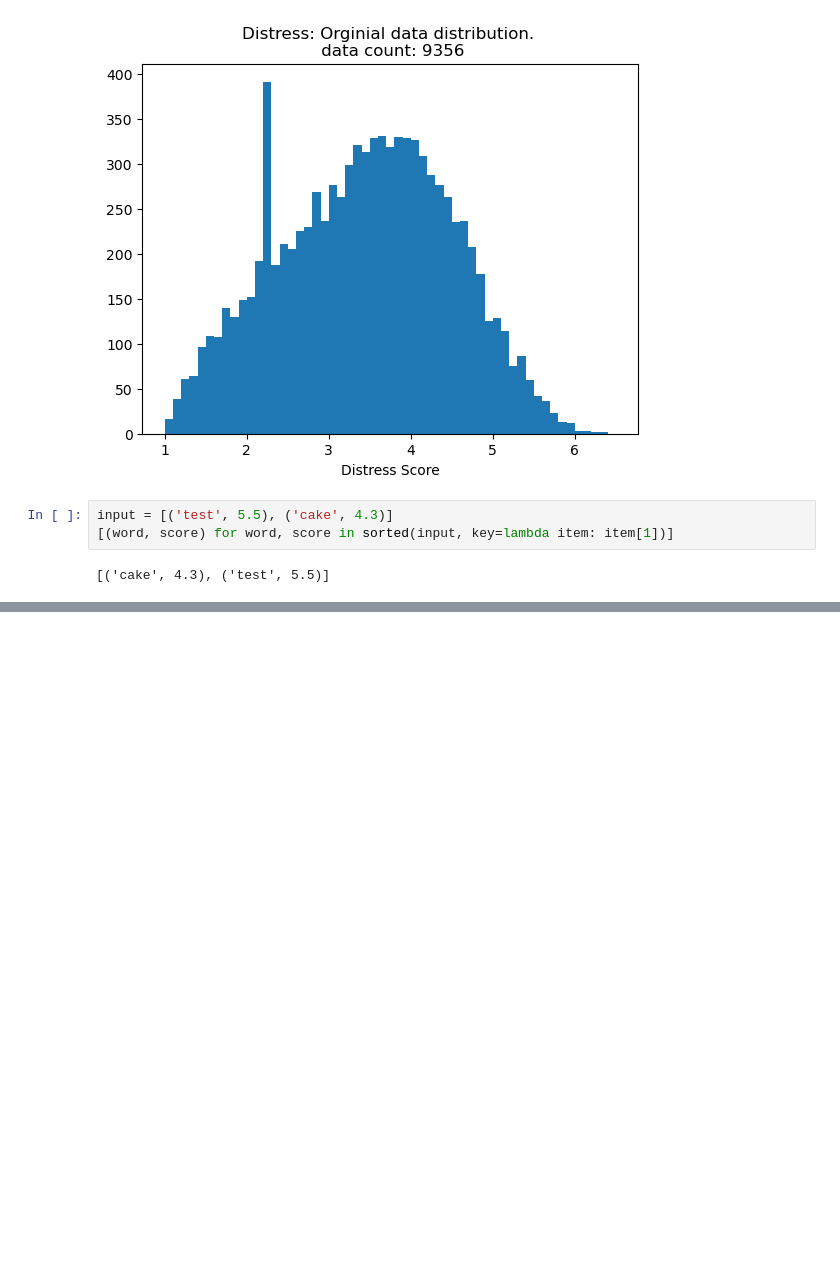
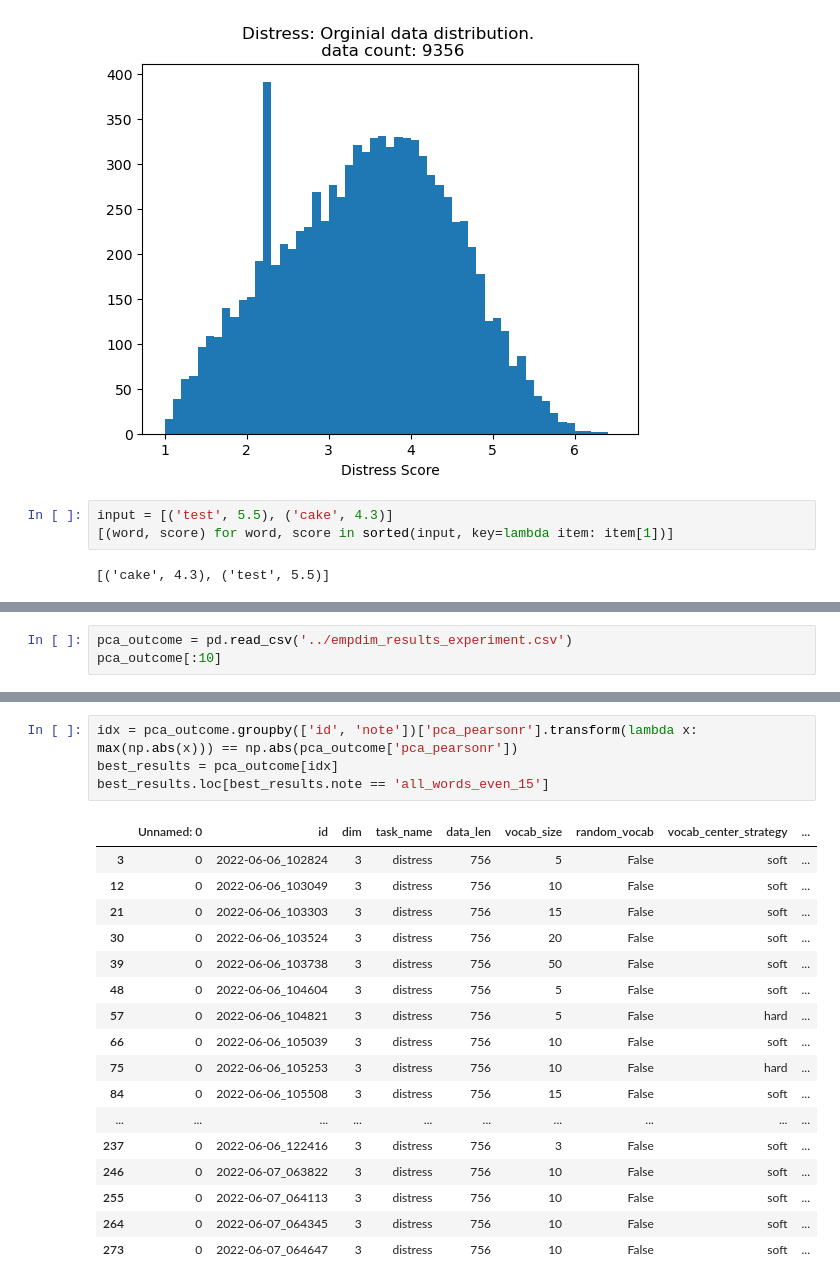
Before and after one commit to myrazma/2022_Masterthesis_Code, a Jupyter notebook: analysis/empdim_analysis.ipynb, the cells around one changed output, grey strips where cells are left out. Drawn from its saved outputs; the diff is of its cells as text; blank space fills up the shorter version.

```diff
--- a/analysis/empdim_analysis.ipynb
+++ b/analysis/empdim_analysis.ipynb
@@ -490,0 +437,3 @@ random_y
+# %%
+pca_outcome = pd.read_csv('../empdim_results_experiment.csv')
+pca_outcome[:10]
@@ -490,0 +459,22 @@ random_y
+# %%
+idx = pca_outcome.groupby(['id', 'note'])['pca_pearsonr'].transform(lambda x: max(np.abs(x))) == np.abs(pca_outcome['pca_pearsonr'])
+best_results = pca_outcome[idx]
+best_results.loc[best_results.note == 'all_words_even_15']
+# %% [output]
+|  | Unnamed: 0 | id | dim | task_name | data_len | vocab_size | random_vocab | vocab_center_strategy | ... |
+| 3 | 0 | 2022-06-06_102824 | 3 | distress | 756 | 5 | False | soft | ... |
+| 12 | 0 | 2022-06-06_103049 | 3 | distress | 756 | 10 | False | soft | ... |
+| 21 | 0 | 2022-06-06_103303 | 3 | distress | 756 | 15 | False | soft | ... |
+| 30 | 0 | 2022-06-06_103524 | 3 | distress | 756 | 20 | False | soft | ... |
+| 39 | 0 | 2022-06-06_103738 | 3 | distress | 756 | 50 | False | soft | ... |
+| 48 | 0 | 2022-06-06_104604 | 3 | distress | 756 | 5 | False | soft | ... |
+| 57 | 0 | 2022-06-06_104821 | 3 | distress | 756 | 5 | False | hard | ... |
+| 66 | 0 | 2022-06-06_105039 | 3 | distress | 756 | 10 | False | soft | ... |
+| 75 | 0 | 2022-06-06_105253 | 3 | distress | 756 | 10 | False | hard | ... |
+| 84 | 0 | 2022-06-06_105508 | 3 | distress | 756 | 15 | False | soft | ... |
+| ... | ... | ... | ... | ... | ... | ... | ... | ... | ... |
+| 237 | 0 | 2022-06-06_122416 | 3 | distress | 756 | 3 | False | soft | ... |
+| 246 | 0 | 2022-06-07_063822 | 3 | distress | 756 | 10 | False | soft | ... |
+| 255 | 0 | 2022-06-07_064113 | 3 | distress | 756 | 10 | False | soft | ... |
+| 264 | 0 | 2022-06-07_064345 | 3 | distress | 756 | 10 | False | soft | ... |
+| 273 | 0 | 2022-06-07_064647 | 3 | distress | 756 | 10 | False | soft | ... |
```
Also changed, not shown: parts of 23 cells of this notebook, 5 other files.
